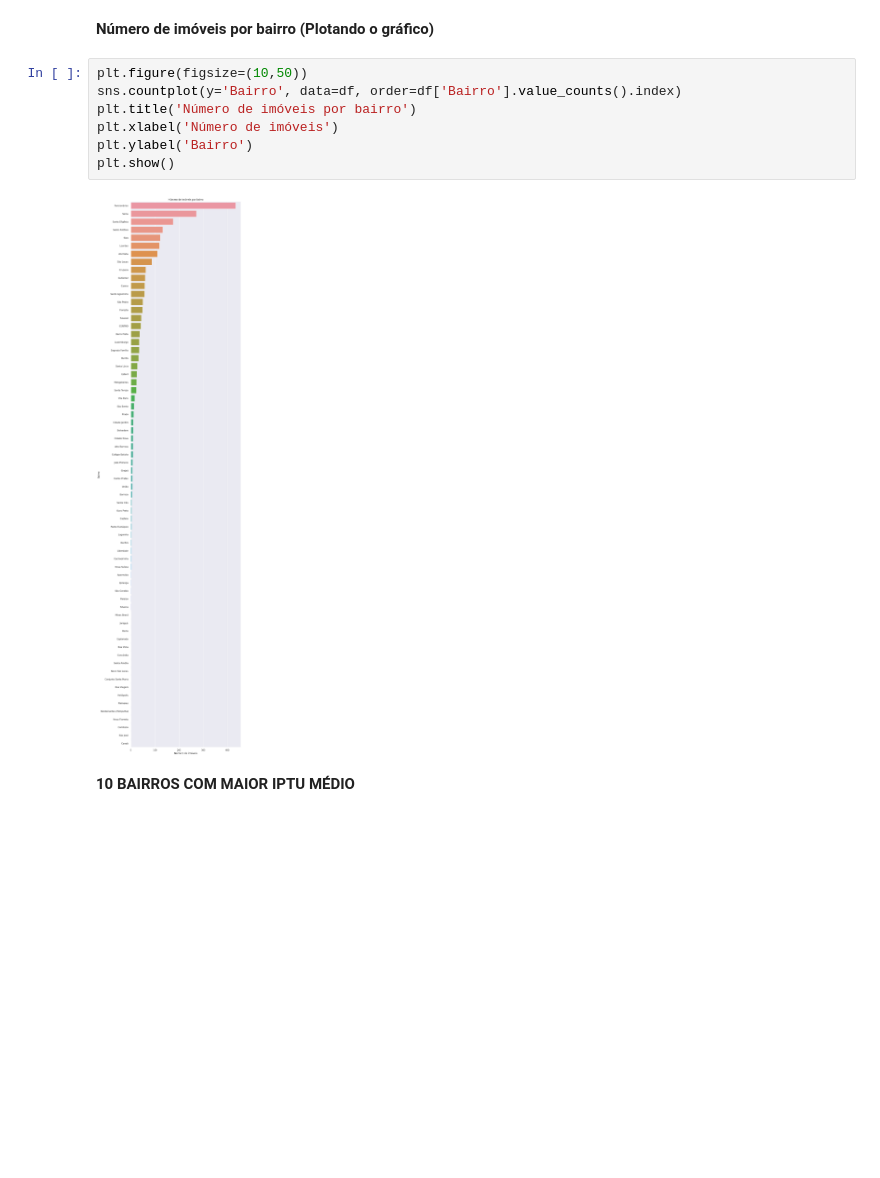
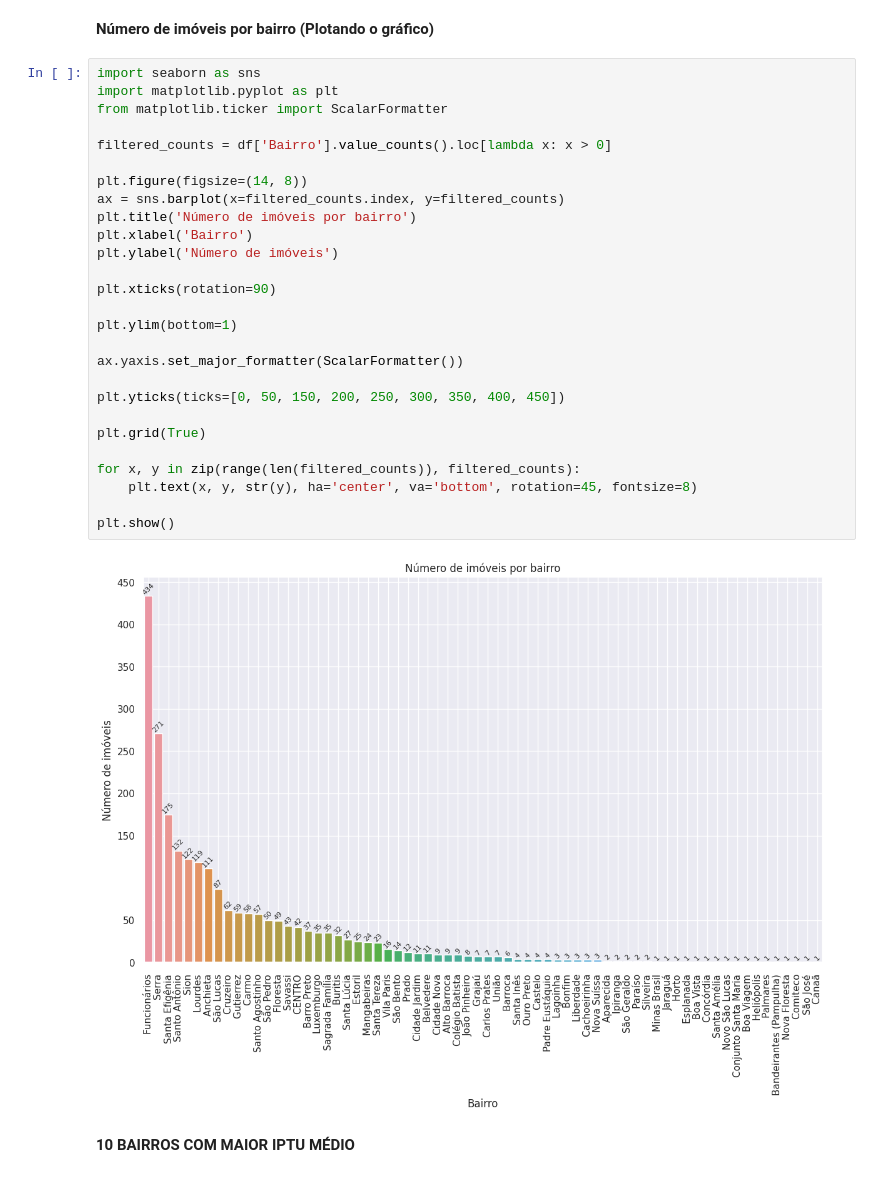
Before and after one commit to arthurlm1234/Estudo-Residencial-BH, a Jupyter notebook: plots.ipynb, the cells around one changed output. Saved outputs shown, nothing was run; the diff lists cells and outputs as text; blank space fills up the shorter version.

```diff
--- a/plots.ipynb
+++ b/plots.ipynb
@@ -21,15 +21,35 @@ print(f'O bairro com maior número de imóveis é: {bairro_maior_num_imoveis}')
 O bairro com maior número de imóveis é: Funcionários
 # %% [markdown]
 **Número de imóveis por bairro (Plotando o gráfico)**
-# %%
-plt.figure(figsize=(10,50))
-sns.countplot(y='Bairro', data=df, order=df['Bairro'].value_counts().index)
-plt.title('Número de imóveis por bairro')
-plt.xlabel('Número de imóveis')
-plt.ylabel('Bairro')
-plt.show()
-# %% [output]
-[figure, removed]
+# %%
+import seaborn as sns
+import matplotlib.pyplot as plt
+from matplotlib.ticker import ScalarFormatter
+
+filtered_counts = df['Bairro'].value_counts().loc[lambda x: x > 0]
+
+plt.figure(figsize=(14, 8))
+ax = sns.barplot(x=filtered_counts.index, y=filtered_counts)
+plt.title('Número de imóveis por bairro')
+plt.xlabel('Bairro')
+plt.ylabel('Número de imóveis')
+
+plt.xticks(rotation=90)
+
+plt.ylim(bottom=1)
+
+ax.yaxis.set_major_formatter(ScalarFormatter())
+
+plt.yticks(ticks=[0, 50, 150, 200, 250, 300, 350, 400, 450])
+
+plt.grid(True)
+
+for x, y in zip(range(len(filtered_counts)), filtered_counts):
+    plt.text(x, y, str(y), ha='center', va='bottom', rotation=45, fontsize=8)
+
+plt.show()
+# %% [output]
+[figure, added]
 # %% [markdown]
 **10 BAIRROS COM MAIOR IPTU MÉDIO**
 # %%
```
Also changed, not shown: parts of 1 cell of this notebook.
